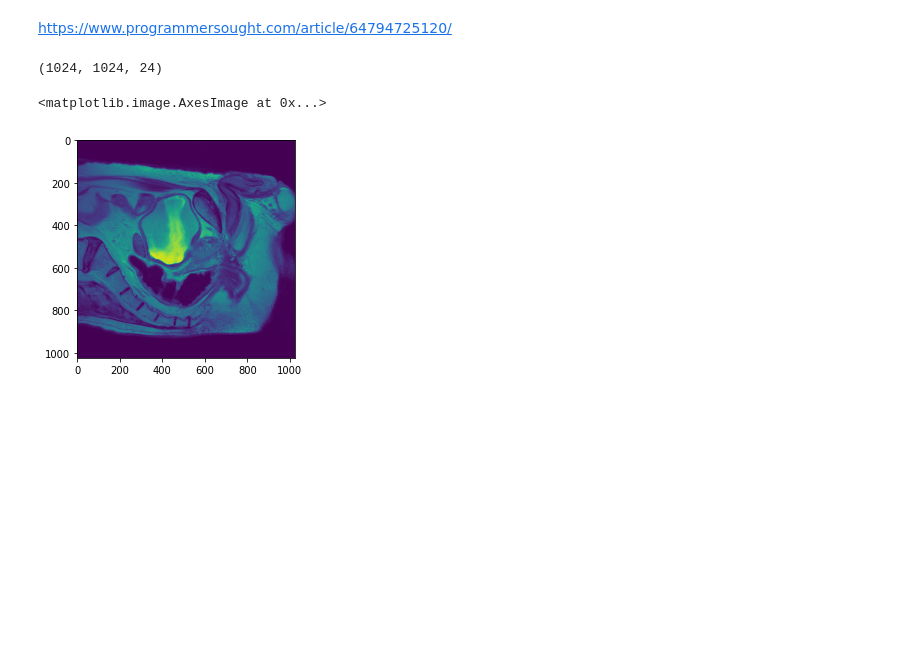
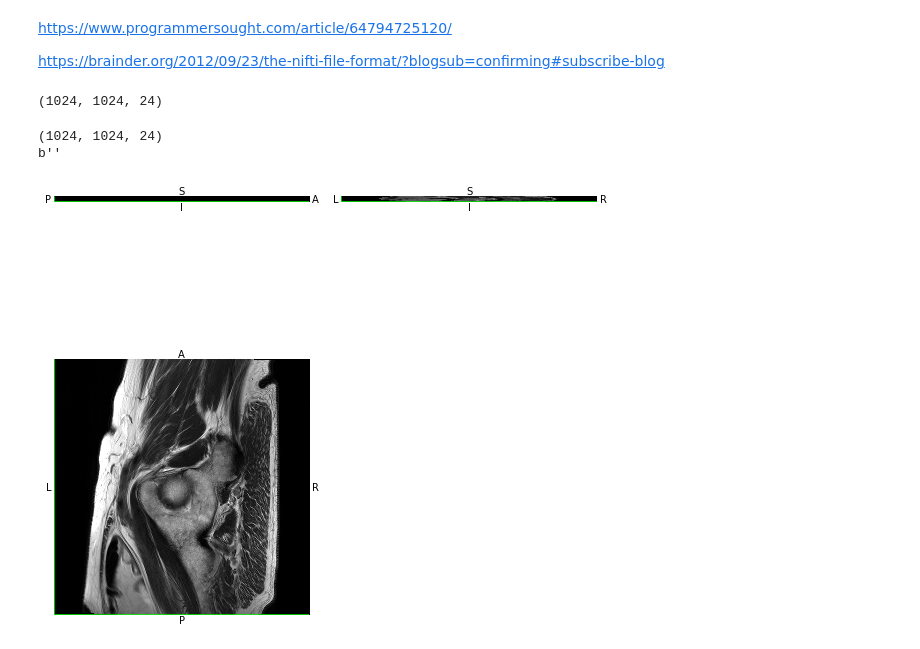
Before and after one commit to Tonge-Shim/Bladder, a Jupyter notebook: 06_21.ipynb, the cells around one changed output. Cells and saved outputs as stored; diff of their text form; code cells hidden in the pictures; blank space fills up the shorter version.

```diff
--- a/06_21.ipynb
+++ b/06_21.ipynb
@@ -2,6 +2,8 @@
 <a href="https://colab.research.google.com/github/Tonge-Shim/Bladder/blob/main/06_21.ipynb" target="_parent"><img src="https://colab.research.google.com/assets/colab-badge.svg" alt="Open In Colab"/></a>
 # %% [markdown]
 https://www.programmersought.com/article/64794725120/
+
+https://brainder.org/2012/09/23/the-nifti-file-format/?blogsub=confirming#subscribe-blog
 # %%
 import os
 import numpy as np
@@ -16,8 +16,3 @@ img_arr=np.squeeze(img_arr)
 img_arr.shape
 # %% [output]
 (1024, 1024, 24)
-# %%
-plt.imshow(img_arr[:, :, 12])
-# %% [output]
-<matplotlib.image.AxesImage at 0x...>
-[figure, removed]
@@ -23,0 +25,13 @@ plt.imshow(img_arr[:, :, 12])
+# %%
+img_path="/content/t2sag_subj0001.nii.gz"
+img=nib.load(img_path)
+print(img.shape)
+print(img.header['db_name'])
+
+#Some pictures may be four-dimensional
+width,height,queue=img.dataobj.shape
+OrthoSlicer3D(img.dataobj).show()
+# %% [output]
+(1024, 1024, 24)
+b''
+[figure, added]
```
Also changed, not shown: parts of 4 cells of this notebook.
